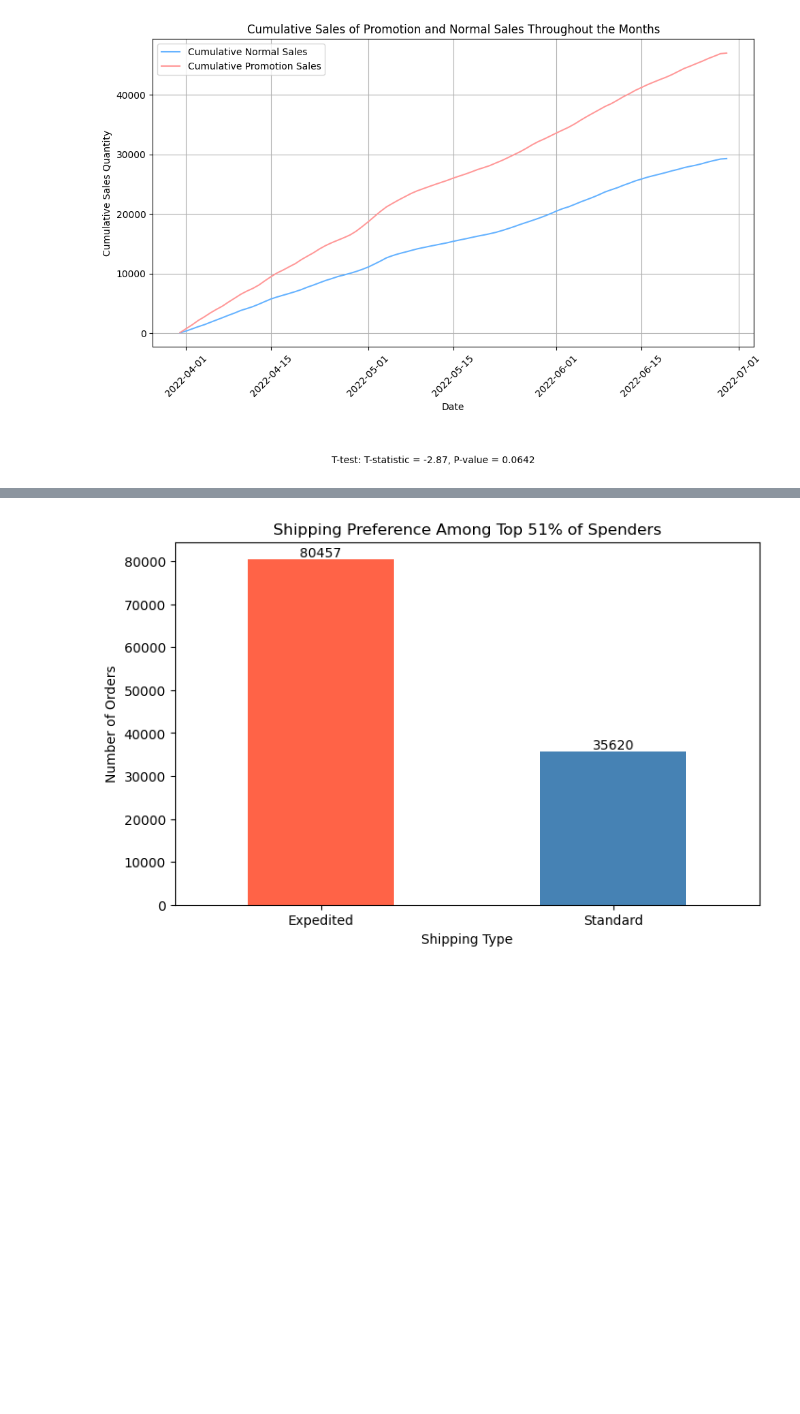
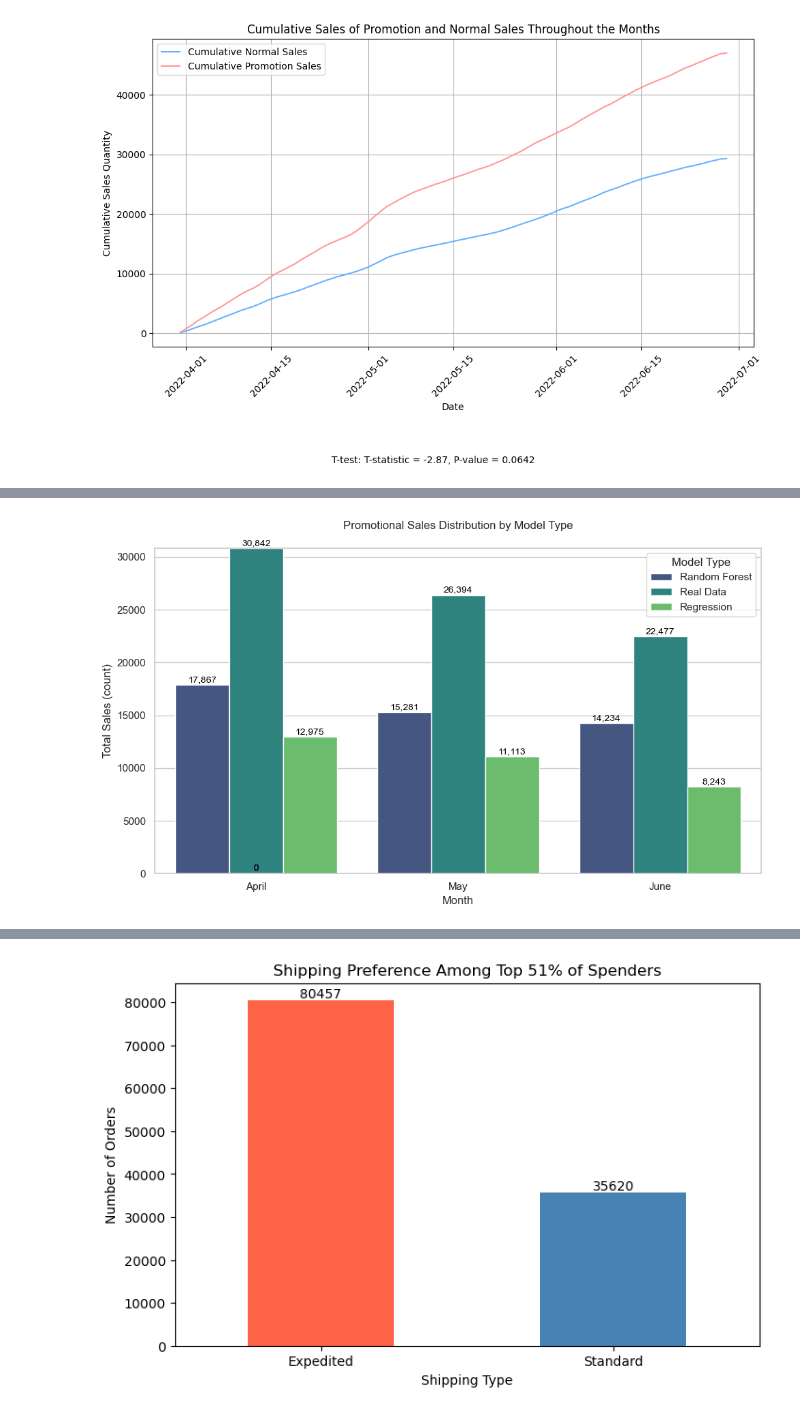
Before and after one commit to JustynLim/Big-Data-Analysis, a Jupyter notebook: Analysis.ipynb, the cells around one changed output, grey strips where cells are left out. Drawn from its saved outputs; the diff is of its cells as text; code cells hidden in the pictures; blank space fills up the shorter version.

```diff
--- a/Analysis.ipynb
+++ b/Analysis.ipynb
@@ -541,0 +541,94 @@ The `ci` parameter is deprecated. Use `errorbar=None` for the same effect.
+# %%
+import matplotlib.pyplot as plt
+import pandas as pd
+import seaborn as sns
+
+# Load your CSV file
+file_path = 'Amazon Sale Report.csv'
+df = pd.read_csv(file_path)
+
+# Preprocessing
+df['Date'] = pd.to_datetime(df['Date'], errors='coerce')
+df['Month'] = df['Date'].dt.month_name()
+
+# Exclude the month of March
+df = df[df['Month'] != 'March']  # Filter out rows where the month is March
+
+# Classify Sales Type and Model Type
+df['Sales Type'] = df['promotion-ids'].notnull().replace({True: 'Promotion', False: 'Normal'})
+df['Model Type'] = df['Fulfilment'].replace({'Merchant': 'Regression', 'Amazon': 'Random Forest'})
+
+# Include Real Data logic
+real_data = df.copy()
+real_data['Model Type'] = 'Real Data'
+
+# Combine all data
+df_combined = pd.concat([df, real_data])
+df_combined['Month'] = pd.Categorical(df_combined['Month'], categories=["April", "May", "June"], ordered=True)
+
+# Aggregate data
+aggregated_data = df_combined.groupby(['Month', 'Model Type', 'Sales Type']).size().reset_index(name='Total Sales')
+
+# Separate promotional and non-promotional data
+promotional_df = aggregated_data[aggregated_data['Sales Type'] == 'Promotion']
+non_promotional_df = aggregated_data[aggregated_data['Sales Type'] == 'Normal']
+
+# Find the maximum y-axis value for unified scaling
+y_max = max(promotional_df['Total Sales'].max(), non_promotional_df['Total Sales'].max())
+
+# Plotting for promotional sales
+plt.figure(figsize=(10, 6))
+sns.barplot(
+    data=promotional_df,
+    x='Month',
+    y='Total Sales',
+    hue='Model Type',
+    palette='viridis',
+    ci=None
+)
+plt.title('Promotional Sales Distribution by Model Type', pad=20)  # Increased pad to move the title higher
+plt.xlabel('Month')
+plt.ylabel('Total Sales (count)')  # Updated y-axis label
+plt.ylim(0, y_max)  # Set y-axis range
+
+# Annotate bars with values for promotional sales
+for p in plt.gca().patches:
+    value = f"{p.get_height():,.0f}"  # Format as integer
+    plt.gca().annotate(
+        value,
+        (p.get_x() + p.get_width() / 2., p.get_height()),
+        ha='center', va='center', fontsize=10, color='black', xytext=(0, 5),
+        textcoords='offset points'
+    )
+
+plt.tight_layout()
+plt.show()
+
+# Plotting for non-promotional sales
+plt.figure(figsize=(10, 6))
+sns.barplot(
+    data=non_promotional_df,
+    x='Month',
+    y='Total Sales',
+    hue='Model Type',
+    palette='viridis',
+    ci=None
+)
+plt.title('Non-Promotional Sales Distribution by Model Type', pad=20)  # Increased pad to move the title higher
+plt.xlabel('Month')
+plt.ylabel('Total Sales (count)')  # Updated y-axis label
+plt.ylim(0, y_max)  # Set y-axis range
+
+# Annotate bars with values for non-promotional sales
+for p in plt.gca().patches:
+    value = f"{p.get_height():,.0f}"  # Format as integer
+    plt.gca().annotate(
+        value,
+        (p.get_x() + p.get_width() / 2., p.get_height()),
+        ha='center', va='center', fontsize=10, color='black', xytext=(0, 5),
+        textcoords='offset points'
+    )
+
+plt.tight_layout()
+plt.show()
+# %% [output]
@@ -541,0 +638 @@ The `ci` parameter is deprecated. Use `errorbar=None` for the same effect.
+[figure, added]
```
Also changed, not shown: parts of 6 cells of this notebook.
